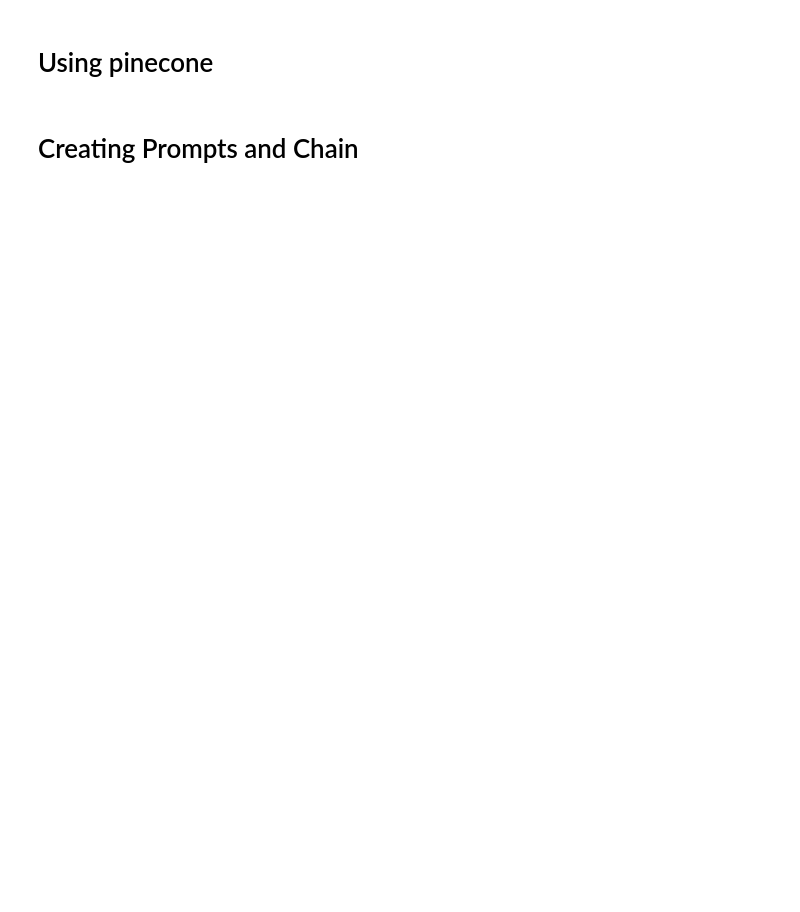
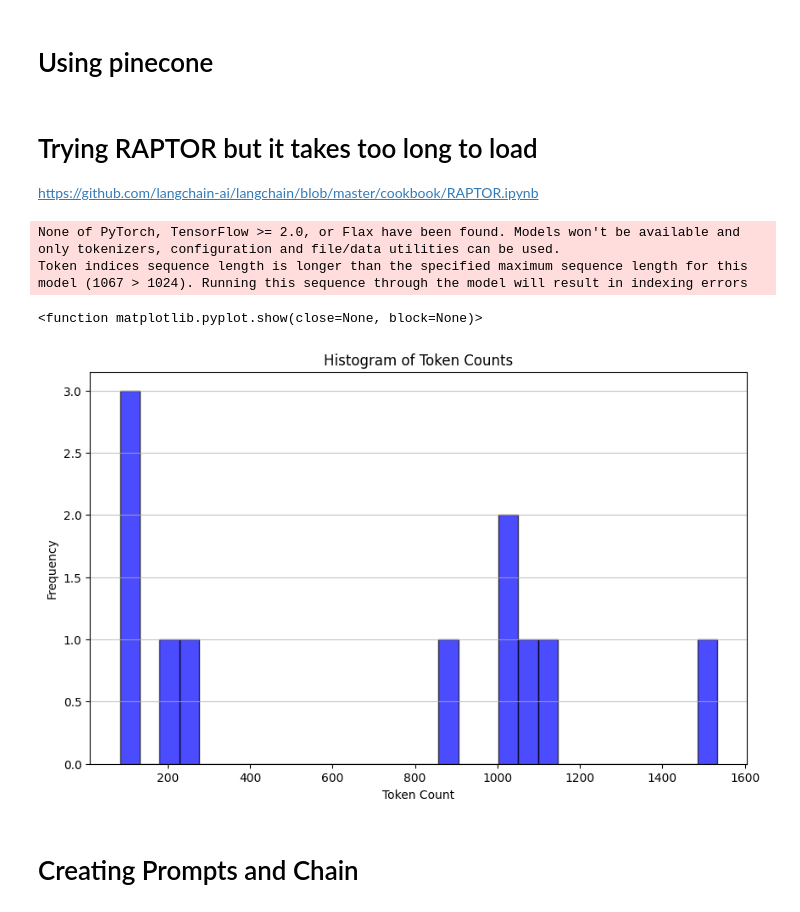
Before and after one commit to MARC0041/Rarediseases2024, a Jupyter notebook: notebooks/langchain_framework_v5.ipynb, the cells around one changed output. Cells and saved outputs as stored; diff of their text form; code cells hidden in the pictures; blank space fills up the shorter version.

```diff
--- a/notebooks/langchain_framework_v5.ipynb
+++ b/notebooks/langchain_framework_v5.ipynb
@@ -44,10 +139,15 @@ def num_tokens_from_string(model, string: str) -> int:
 f = r"C:\Users\TechD\Documents\Marcus\LLMs\Rarediseases2024\data\HPP Papers (PDF) Via Liezl Puzon\10.1002___ajmg.a.33146.pdf"
 loader = PyPDFLoader(f)
 docs = loader.load()
-# text_splitter = RecursiveCharacterTextSplitter(chunk_size=300, chunk_overlap=50)
-# chunks = text_splitter.split_text(docs)
-RecursiveCharacterTextSplitter
-docs_ = []
-docs_.extend([*docs, *docs])
-doc_text = [d.page_content for d in docs_]
-doc_text
+text_splitter = RecursiveCharacterTextSplitter(chunk_size=300, chunk_overlap=50)
+all_text = ""
+for doc in docs:
+    all_text += doc.page_content  # Concatenate text content from each page
+chunks = text_splitter.split_text(all_text)
+
+# docs_ = []
+# docs_.extend([*docs])
+# doc_text = [d.page_content for d in docs_]
+
+persist_directory = "../chromadb_all"
+create_and_save_vector_store(chunks,persist_directory)
@@ -180,3 +297,6 @@ pc.create_index(
 # %%
 
 retriever = vectorstore.as_retriever()# Using pinecone
+# %% [markdown]
+# Trying RAPTOR but it takes too long to load
+https://github.com/langchain-ai/langchain/blob/master/cookbook/RAPTOR.ipynb
@@ -182,0 +309,16 @@ retriever = vectorstore.as_retriever()# Using pinecone
+# %%
+counts = [num_tokens_from_string(model, d) for d in doc_text]
+plt.figure(figsize=(10, 6))
+plt.hist(counts, bins=30, color="blue", edgecolor="black", alpha=0.7)
+plt.title("Histogram of Token Counts")
+plt.xlabel("Token Count")
+plt.ylabel("Frequency")
+plt.grid(axis="y", alpha=0.75)
+
+# Display the histogram
+plt.show
+# %% [output]
+None of PyTorch, TensorFlow >= 2.0, or Flax have been found. Models won't be available and only tokenizers, configuration and file/data utilities can be used.
+Token indices sequence length is longer than the specified maximum sequence length for this model (1067 > 1024). Running this sequence through the model will result in indexing errors
+<function matplotlib.pyplot.show(close=None, block=None)>
+[figure, added]
```
Also changed, not shown: parts of 23 cells of this notebook, 1 other file.
